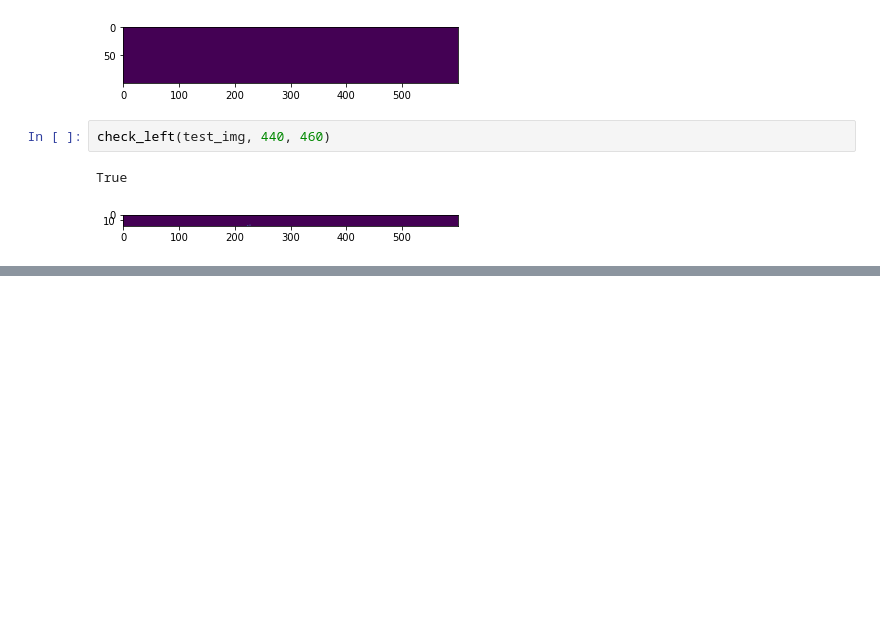
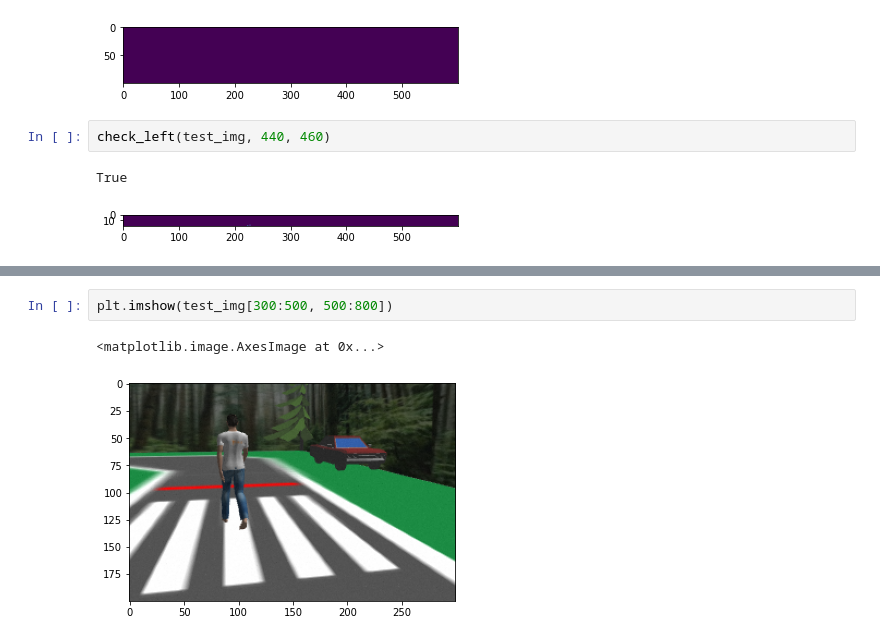
Before and after one commit to NicholasBratvold/ML, a Jupyter notebook: src/drive_data_collect/Model_Training.ipynb, the cells around one changed output, grey strips where cells are left out. Drawn from its saved outputs; the diff is of its cells as text; blank space fills up the shorter version.

```diff
--- a/src/drive_data_collect/Model_Training.ipynb
+++ b/src/drive_data_collect/Model_Training.ipynb
@@ -229,0 +256,5 @@ True
+# %%
+plt.imshow(test_img[300:500, 500:800])
+# %% [output]
+<matplotlib.image.AxesImage at 0x...>
+[figure, added]
```
Also changed, not shown: parts of 18 cells of this notebook, 2 other files.
